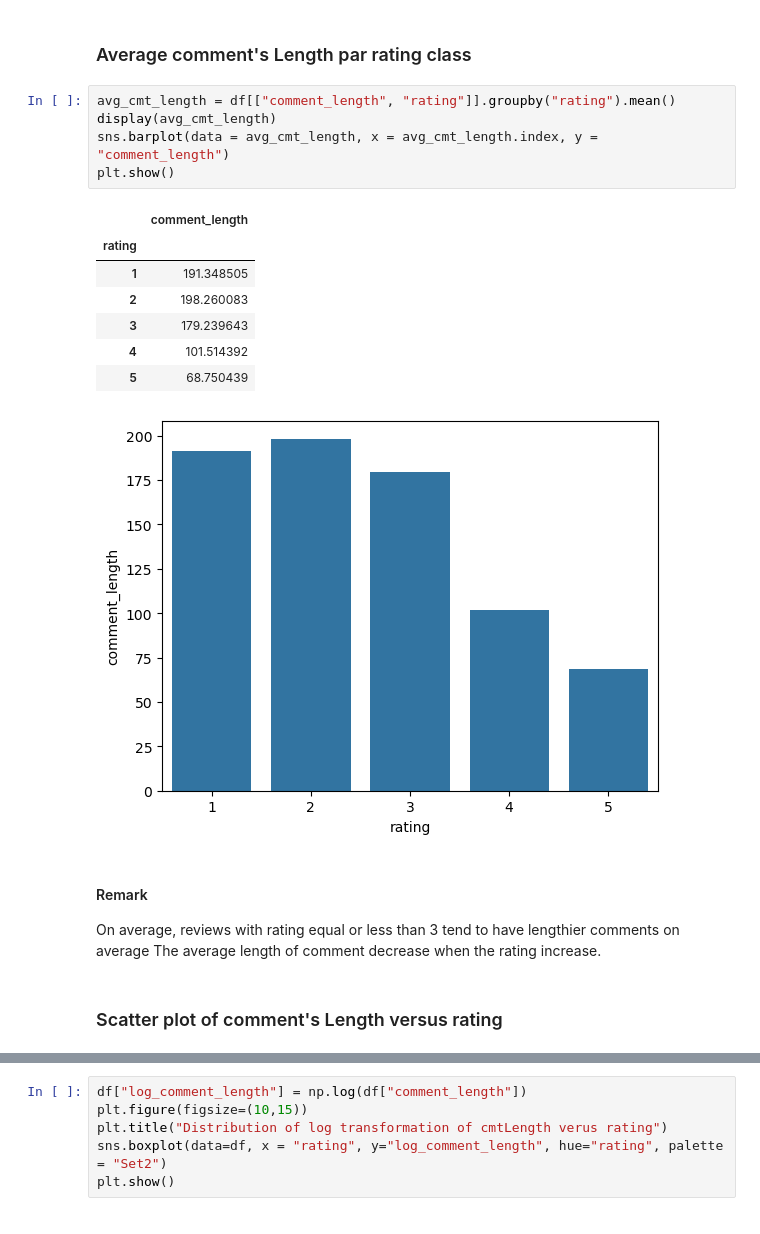
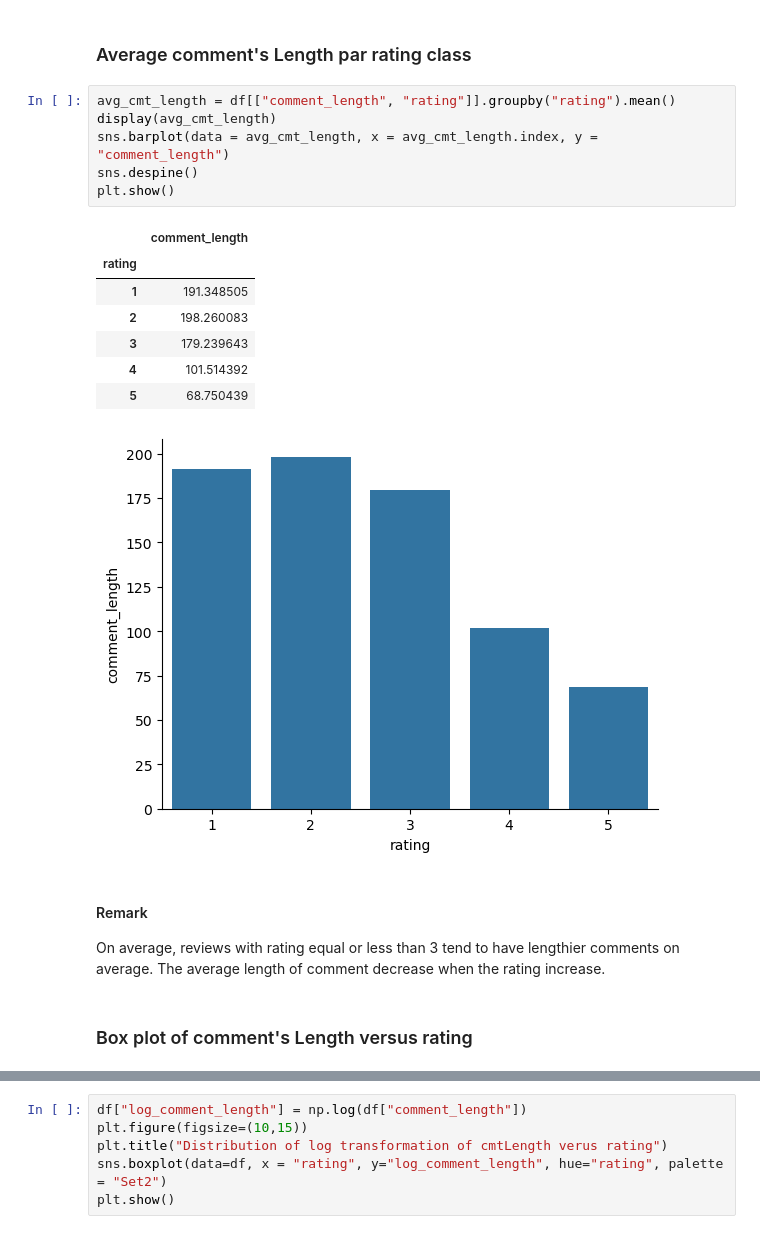
Before and after one commit to PMDOUGLAS23/Customer-Reviews-Analysis, a Jupyter notebook: notebooks/1_eda_dataviz/eda_dviz_redoute_v0.3.ipynb, the cells around one changed output, grey strips where cells are left out. Drawn from its saved outputs; the diff is of its cells as text.

```diff
--- a/notebooks/1_eda_dataviz/eda_dviz_redoute_v0.3.ipynb
+++ b/notebooks/1_eda_dataviz/eda_dviz_redoute_v0.3.ipynb
@@ -301,23 +305,24 @@ Same positively skewed distribution whichever the month, the weekdey/weekend
 # %%
 avg_cmt_length = df[["comment_length", "rating"]].groupby("rating").mean()
 display(avg_cmt_length)
 sns.barplot(data = avg_cmt_length, x = avg_cmt_length.index, y = "comment_length")
+sns.despine()
 plt.show()
 # %% [output]
 |  | comment_length |
 | rating |  |
 | 1 | 191.348505 |
 | 2 | 198.260083 |
 | 3 | 179.239643 |
 | 4 | 101.514392 |
 | 5 | 68.750439 |
-[figure, old version]
+[figure, new version]
 # %% [markdown]
 #### Remark
-On average, reviews with rating equal or less than 3 tend to have lengthier comments on average
+On average, reviews with rating equal or less than 3 tend to have lengthier comments on average.
 The average length of comment decrease when the rating increase.
 # %% [markdown]
-### Scatter plot of comment's Length versus rating
+### Box plot of comment's Length versus rating
 # %%
 sns.catplot(data=df, x="rating", y="comment_length", hue = "rating", kind = "boxen", palette = "pastel")
 plt.title("Length of comment versus rating")
```
Also changed, not shown: parts of 33 cells of this notebook.
